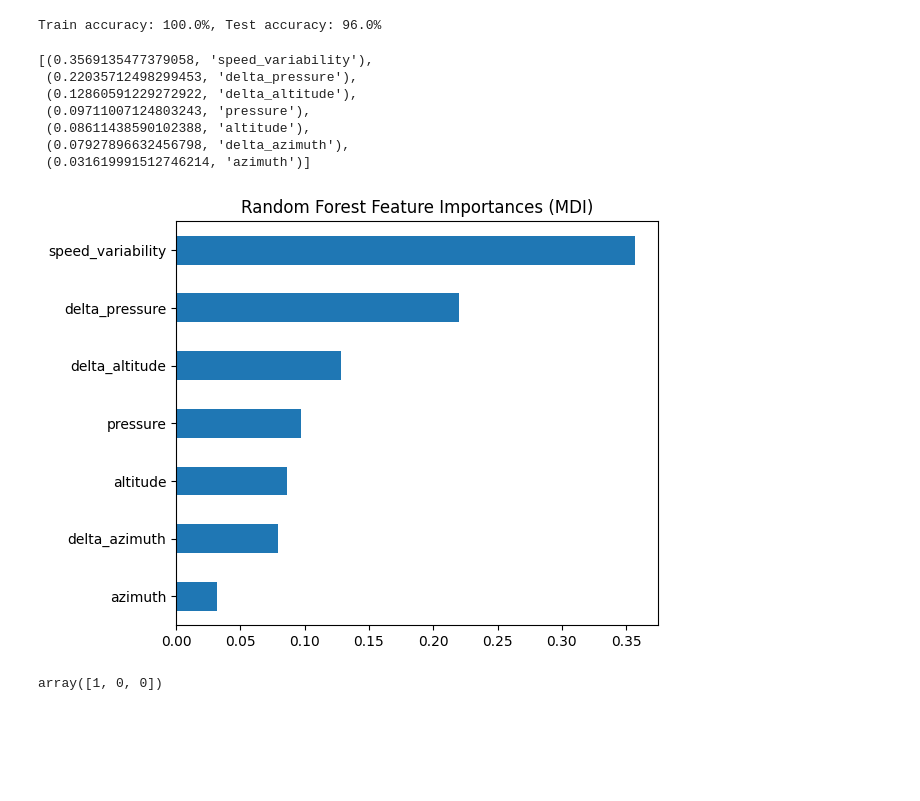
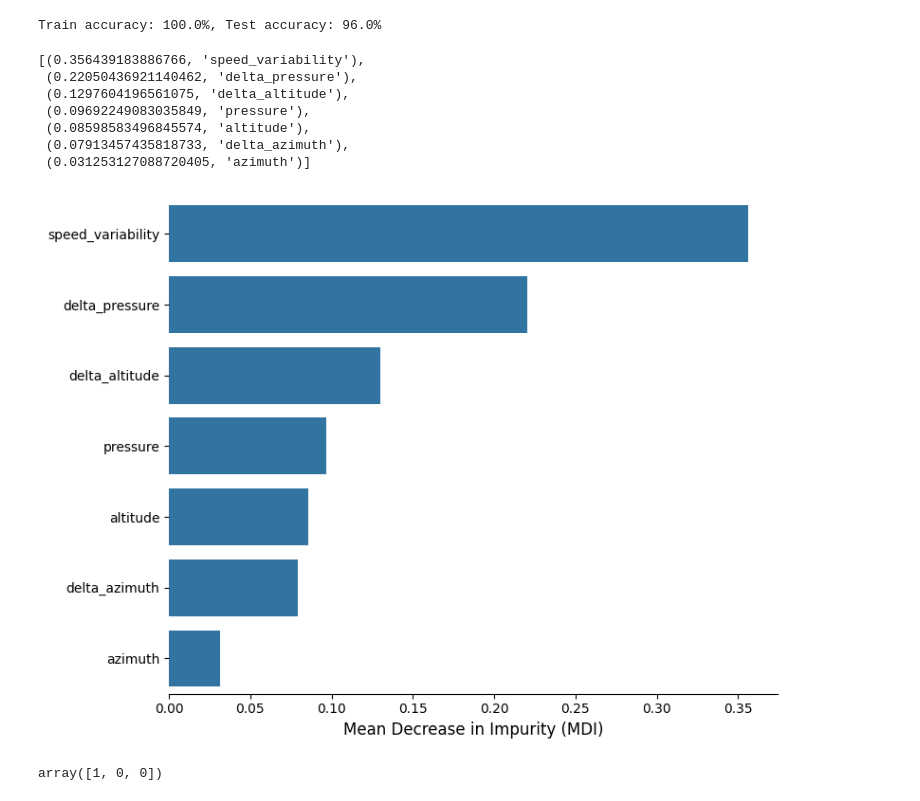
Before and after one commit to JWL16038/DATA471-Individual-Project, a Jupyter notebook: notebooks/spirals_modelling.ipynb, the cells around one changed output. Drawn from its saved outputs; the diff is of its cells as text; code cells hidden in the pictures; blank space fills up the shorter version.

```diff
--- a/notebooks/spirals_modelling.ipynb
+++ b/notebooks/spirals_modelling.ipynb
@@ -139,0 +162,11 @@ def aggregate_features(df_input):
+# %%
+numerical_df = df.select_dtypes(include=[np.number])
+categorical_df = df.select_dtypes(exclude=[np.number])
+
+# Initialize SimpleImputer with median strategy and set it to return a DataFrame
+imputer = SimpleImputer(strategy='median').set_output(transform="pandas")
+
+# Fit and transform the numerical columns
+numerical_imputed = imputer.fit_transform(numerical_df)
+df = pd.concat([numerical_imputed,categorical_df],axis=1)
+df.head()
@@ -205,28 +244,39 @@ Train accuracy: 100.0%, Test accuracy: 96.0%
 numerical_features = X_train.columns.copy()
 sorted(zip(list(feature_importances), numerical_features), reverse=True)
 # %% [output]
-[(0.3569135477379058, 'speed_variability'),
- (0.22035712498299453, 'delta_pressure'),
- (0.12860591229272922, 'delta_altitude'),
- (0.09711007124803243, 'pressure'),
- (0.08611438590102388, 'altitude'),
- (0.07927896632456798, 'delta_azimuth'),
- (0.031619991512746214, 'azimuth')]
+[(0.356439183886766, 'speed_variability'),
+ (0.22050436921140462, 'delta_pressure'),
+ (0.1297604196561075, 'delta_altitude'),
+ (0.09692249083035849, 'pressure'),
+ (0.08598583496845574, 'altitude'),
+ (0.07913457435818733, 'delta_azimuth'),
+ (0.031253127088720405, 'azimuth')]
 # %%
 def plot_mdi_importance_plot(rf_pipeline):
     # https://scikit-learn.org/stable/auto_examples/inspection/plot_permutation_importance.html
     feature_names = rf_pipeline[:-1].get_feature_names_out()
 
     mdi_importances = pd.Series(
         rf_pipeline[-1].feature_importances_, index=feature_names
-    ).sort_values(ascending=True)
+    ).sort_values(ascending=False)
 
-    ax = mdi_importances.plot.barh()
-    ax.set_title("Random Forest Feature Importances (MDI)")
-    ax.figure.tight_layout()
+    # Create the horizontal bar plot with Seaborn
+    plt.figure(figsize=(8, 6))
+    ax = sns.barplot(
+        x=mdi_importances.values,
+        y=mdi_importances.index,
+        orient='h',
+        # palette='viridis'
+    )
+    ax.set_xlabel("Mean Decrease in Impurity (MDI)", fontsize=12)
+    ax.set_ylabel(None)
+    # ax.set_title("Random Forest Feature Importances (MDI)", fontsize=14)
+    sns.despine(left=True, top=True)
+    plt.tight_layout()
+    plt.show()
 plot_mdi_importance_plot(rf_pipeline)
 # %% [output]
-[figure, old version]
+[figure, new version]
 # %%
 def plot_permutation_importance_plot(pipeline):
     result = permutation_importance(
```
Also changed, not shown: parts of 29 cells of this notebook.
